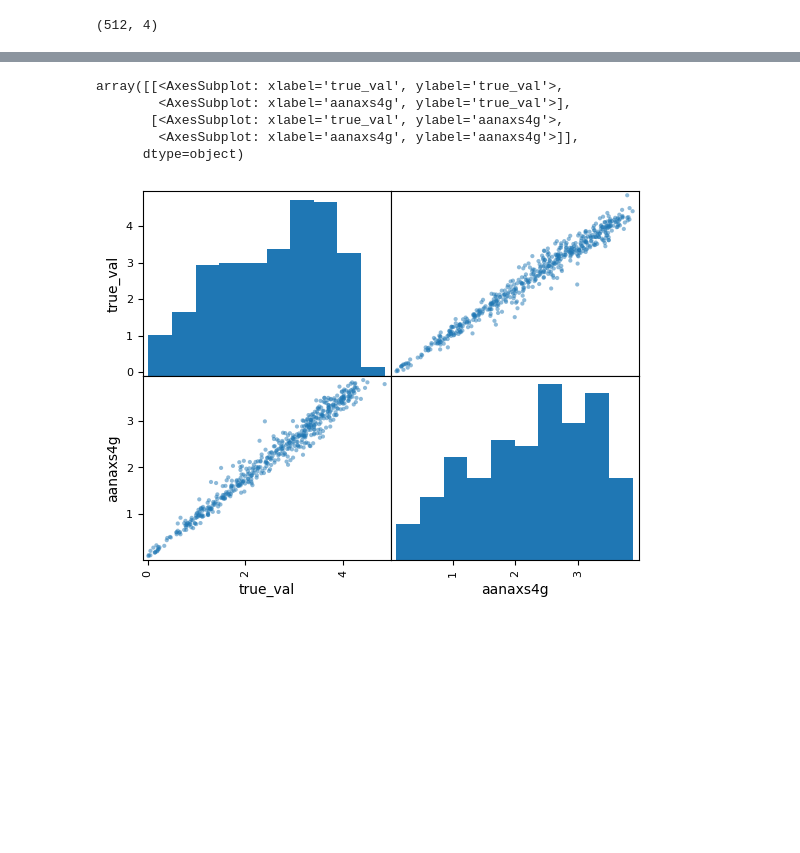
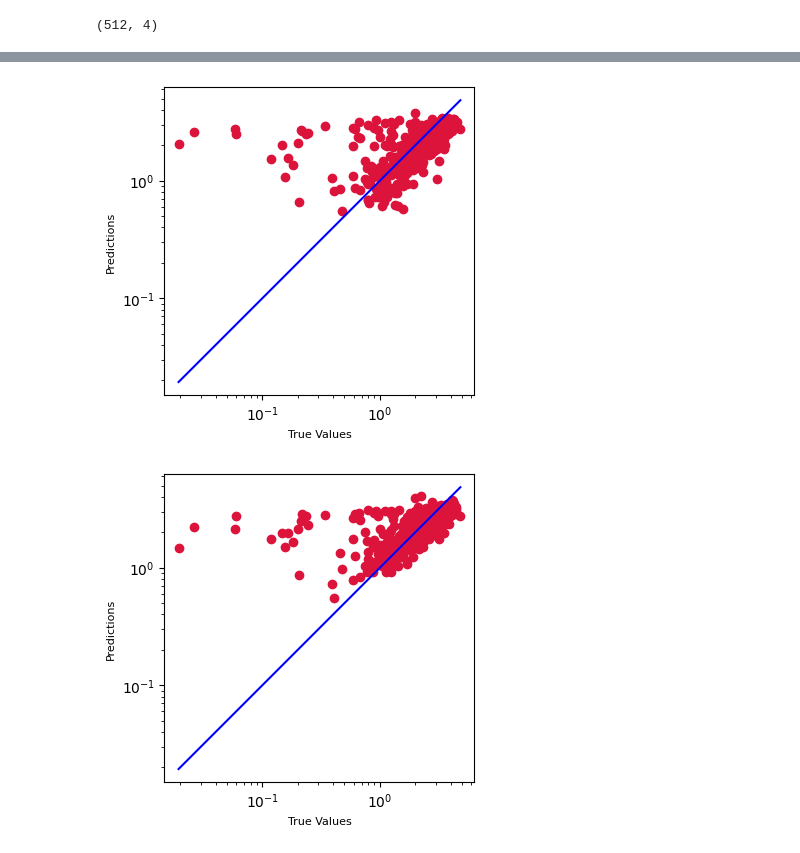
Before and after one commit to Arun-1997/Msc_Thesis, a Jupyter notebook: CNN_evaluate_analysis.ipynb, the cells around one changed output, grey strips where cells are left out. Drawn from its saved outputs; the diff is of its cells as text; code cells hidden in the pictures; blank space fills up the shorter version.

```diff
--- a/CNN_evaluate_analysis.ipynb
+++ b/CNN_evaluate_analysis.ipynb
@@ -4,10 +4,15 @@ import matplotlib.pyplot as plt
 import numpy as np
 import pandas as pd
 
-model_id = "aanaxs4g"
-# model_id = "ezb3xkqf"
+# model_id = "aanaxs4g"
+model_id = "ezb3xkqf"
+# gradCAM_file_name = "egknzmgs_gradCAM" # gradCAM model
+gradCAM_file_name = "8urp1dmm_gradCAM" # gradCAM model
+
+# model_id = "egknzmgs" # gradCAM model
+model_id = "8urp1dmm"
 # %%
-ev_gdf = gpd.read_file("Output/Evaluation/"+model_id+".shp")
+ev_gdf = gpd.read_file("Output/Evaluation/"+gradCAM_file_name+".shp")
 # %%
 ev_gdf.head()
 # %% [output]
@@ -30,10 +35,15 @@ ev_gdf.shape
 # %% [output]
 (512, 4)
 # %%
-fig,ax = plt.subplots(1,2,figsize=(12,4))
+fig,ax = plt.subplots(1,3,figsize=(20,5))
 
 ax[0].set_title("True Values")
 ev_gdf.plot(column='true_val',ax=ax[0],legend=True,vmin=vmin,vmax=vmax,)
 ax[1].set_title("Predicted Values")
 ev_gdf.plot(column=model_id,ax=ax[1],legend = True,vmin=vmin,vmax=vmax)
+ax[2].set_title("Difference Map")
+ev_gdf["diff"] = ev_gdf["true_val"] - ev_gdf[model_id]
+ev_gdf.plot(column = "diff",ax=ax[2],legend = True,cmap="bwr")
+
+plt.savefig("Output/Evaluation/true_pred_diff_"+model_id+".png")
 # %% [output]
@@ -48,9 +58,17 @@ ev_gdf.corr()
 # %%
-pd.plotting.scatter_matrix(ev_gdf)
+true_value = ev_gdf["true_val"]
+predicted_value = ev_gdf[model_id]
+plt.figure(figsize=(4,4))
+plt.scatter(true_value, predicted_value, c='crimson')
+plt.yscale('log')
+plt.xscale('log')
+
+p1 = max(max(predicted_value), max(true_value))
+p2 = min(min(predicted_value), min(true_value))
+plt.plot([p1, p2], [p1, p2], 'b-')
+plt.xlabel('True Values', fontsize=8)
+plt.ylabel('Predictions', fontsize=8)
+plt.axis('equal')
+plt.show()
 # %% [output]
-array([[<AxesSubplot: xlabel='true_val', ylabel='true_val'>,
-        <AxesSubplot: xlabel='aanaxs4g', ylabel='true_val'>],
-       [<AxesSubplot: xlabel='true_val', ylabel='aanaxs4g'>,
-        <AxesSubplot: xlabel='aanaxs4g', ylabel='aanaxs4g'>]],
-      dtype=object)
-[figure, old version]
+[figure, new version]
@@ -56,0 +77,19 @@ array([[<AxesSubplot: xlabel='true_val', ylabel='true_val'>,
+# %%
+model_id_1 = "ezb3xkqf"
+ev_gdf_1 = gpd.read_file("Output/Evaluation/"+model_id_1+".shp")
+true_value1 = ev_gdf_1["true_val"]
+predicted_value1 = ev_gdf_1[model_id_1]
+plt.figure(figsize=(4,4))
+plt.scatter(true_value1, predicted_value1, c='crimson')
+plt.yscale('log')
+plt.xscale('log')
+
+p1 = max(max(predicted_value1), max(true_value1))
+p2 = min(min(predicted_value1), min(true_value1))
+plt.plot([p1, p2], [p1, p2], 'b-')
+plt.xlabel('True Values', fontsize=8)
+plt.ylabel('Predictions', fontsize=8)
+plt.axis('equal')
+plt.show()
+# %% [output]
+[figure, added]
```
Also changed, not shown: parts of 13 cells of this notebook, 7 other files.
